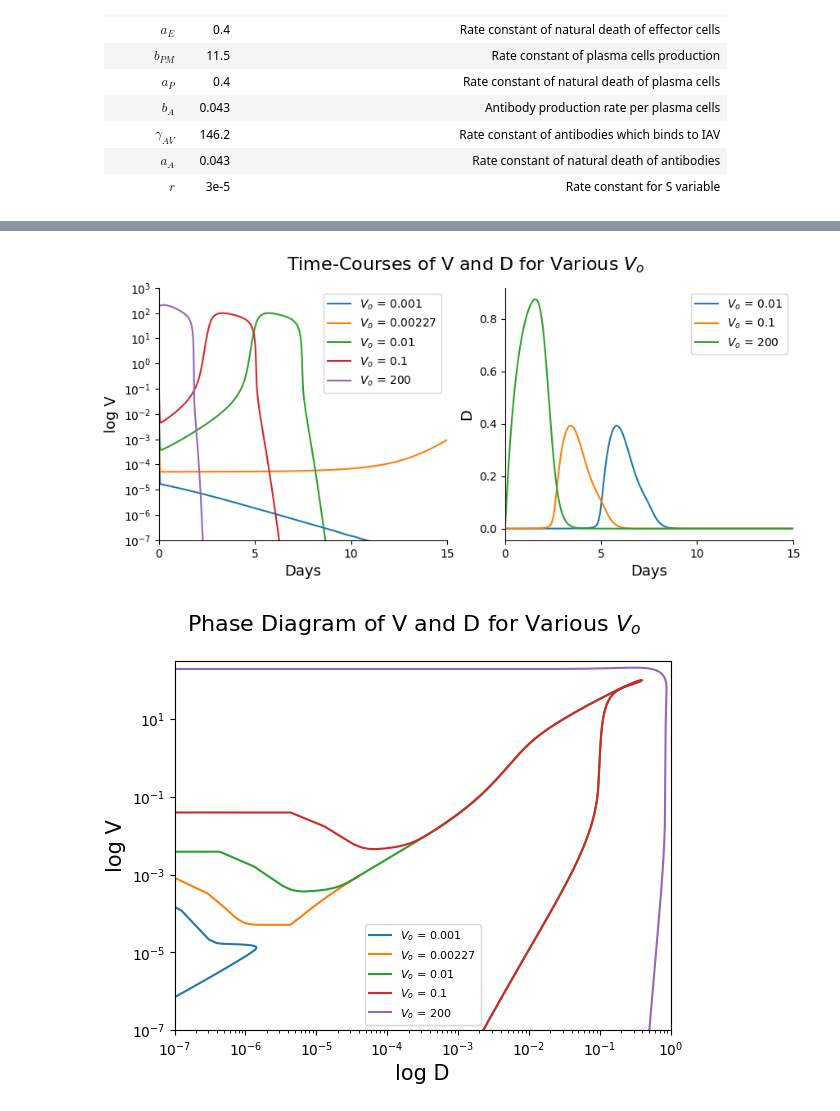
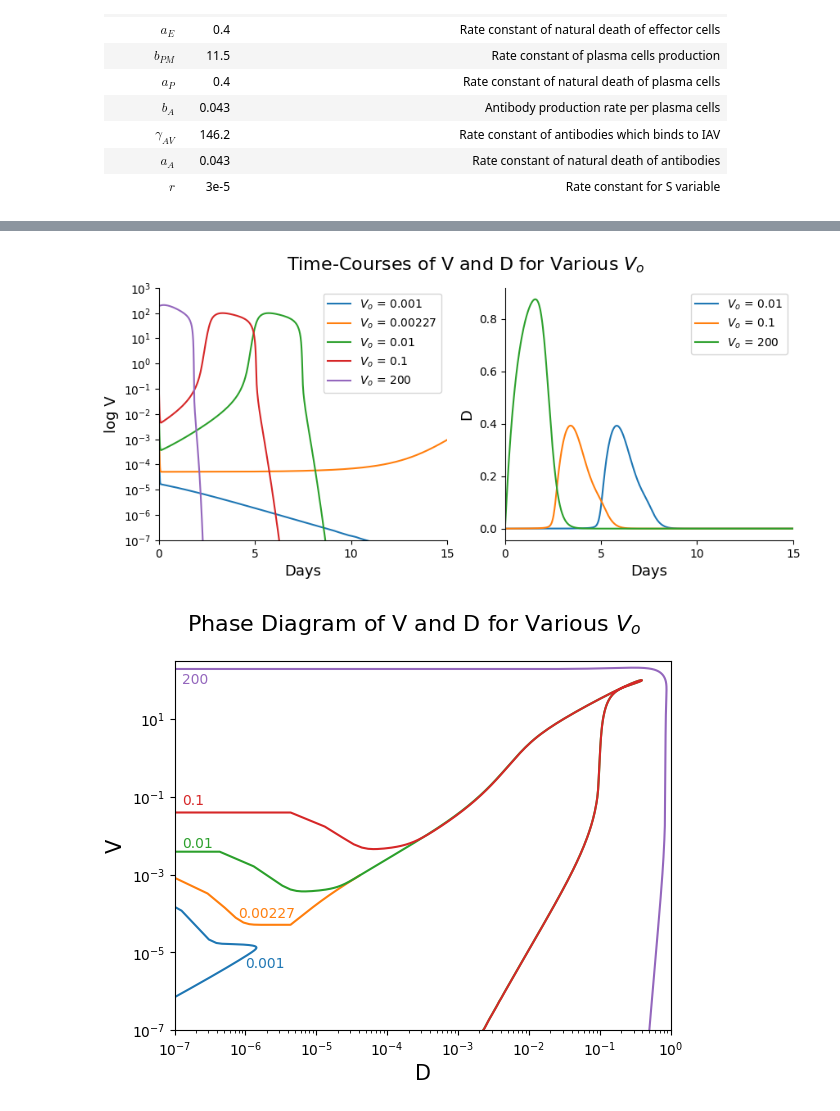
Before and after one commit to mkayeterry/MCDB172, a Jupyter notebook: final/flu_revised.ipynb, the cells around one changed output, grey strips where cells are left out. Drawn from its saved outputs; the diff is of its cells as text; code cells hidden in the pictures.

```diff
--- a/final/flu_revised.ipynb
+++ b/final/flu_revised.ipynb
@@ -54,7 +54,7 @@ $a_{A}$|0.043|Rate constant of natural death of antibodies
 $r$|3e-5|Rate constant for S variable
 # %%
 # Define system of equations
-def deriv_std(state, t, params):
+def get_deriv(state, t, params):
     '''
     Computes the derivatives of a dynamical model of human immune response to influenza A virus infection.
 
@@ -63,7 +63,7 @@ def deriv_std(state, t, params):
 
         t (float): The current time point
 
-        params (list): A list containing the values of the parameters in the system of differential equations.
+        params (list): A list containing the values of parameters in the system of differential equations.
 
     Returns:
         array_like: An array of length 10 representing the derivatives of the state variables with respect to time.
@@ -192,5 +199,5 @@ plt.show()
 # %%
-# Figure 3
+# Figure 2
 
 # -------------- Time courses --------------
 
@@ -198,8 +205,7 @@ plt.show()
 V0_lst = [0.001, 0.00227, 0.01, 0.1, 200]
 
 # Create empty lists to store results
-V_VL = []
-D_VL = []
+V_VL, D_VL = [], []
 
 # Loop through each value of initial viral load
 for i in range(len(V0_lst)):
@@ -208,7 +214,7 @@ for i in range(len(V0_lst)):
     state0 = [V0_lst[i], H0, I0, M0, F0, R0, E0, P0, A0, S0]
 
     # Solve ODEs using revised initial state and standard parameters
-    state = odeint(deriv_std, state0, t, args=(params_std,))
+    state = odeint(get_deriv, state0, t, args=(params_std,))
 
     # Extract the results for V, H, I, and R
     V = state[:, 0]
@@ -220,8 +226,7 @@ for i in range(len(V0_lst)):
     D = 1 - H - R - I
 
     # Append results to respective lists
-    V_VL.append(V)
-    D_VL.append(D)
+    V_VL.append(V), D_VL.append(D)
 
 
 # Initialize y axis labels and subplots
@@ -247,38 +252,48 @@ for i in range(len(V0_lst)):
 yticks = [10**i for i in range(-7, 4)]
 axes[0].set_ylim([yticks[0], yticks[-1]])
 axes[0].set_yticks(yticks)
 axes[0].legend()
 
 # Plot time course of D for various initial vivral loads
 for i in range(2, len(V0_lst)):
     axes[1].plot(t, D_VL[i], label=r'$V_o$ = {}'.format(V0_lst[i]))
 axes[1].legend()
 
-# Show time courses
+# Save figure and show time courses
+plt.savefig('figure2A', dpi = 300)
 plt.show()
 
 # -------------- Phase diagram --------------
 
 # Initialize the phase diagram
 fig, ax = plt.subplots()
 fig.suptitle(r'Phase Diagram of V and D for Various $V_o$', fontsize = 16)
 
 # Plot trajectories for different initial conditions
 for i in range(len(V0_lst)):
-    ax.plot(D_VL[i], V_VL[i], label=r'$V_o$ = {}'.format(V0_lst[i]))
+    ax.plot(D_VL[i], V_VL[i])
 
 # Set labels and scales for the axes
-ax.set_xlabel('log D', fontsize=15)
-ax.set_ylabel('log V', fontsize=15)
+ax.set_xlabel('D', fontsize=15)
+ax.set_ylabel('V', fontsize=15)
 ax.set_xscale('log')
 ax.set_yscale('log')
 ax.set_xlim([10**-7, 10**0])
 ax.set_ylim([10**-7, 10**2.5])
 
-# Add legend and show phase diagram
-ax.legend(fontsize=8)
+# Set annotations for each value of V0
+ax.text(10**-6.9, 10**1.9, '200', fontsize=10, color = '#9467bd')
+ax.text(10**-6.9, 10**-1.2, '0.1', fontsize=10, color = '#d62728')
+ax.text(10**-6.9, 10**-2.3, '0.01', fontsize=10, color = '#2ca02c')
+ax.text(10**-6.1, 10**-4.1, '0.00227', fontsize=10, color = '#ff7f0e')
+ax.text(10**-6, 10**-5.4, '0.001', fontsize=10, color = '#1f77b4')
+
+
+# Add legend, save figure, and show phase diagram
+# ax.legend(loc = 'upper left', fontsize=8)
+plt.savefig('figure2B', dpi = 300)
 plt.show()
 # %% [output]
 [figure]
-[figure, old version]
+[figure, new version]
 # %%
```
Also changed, not shown: parts of 6 cells of this notebook, 10 other files.
